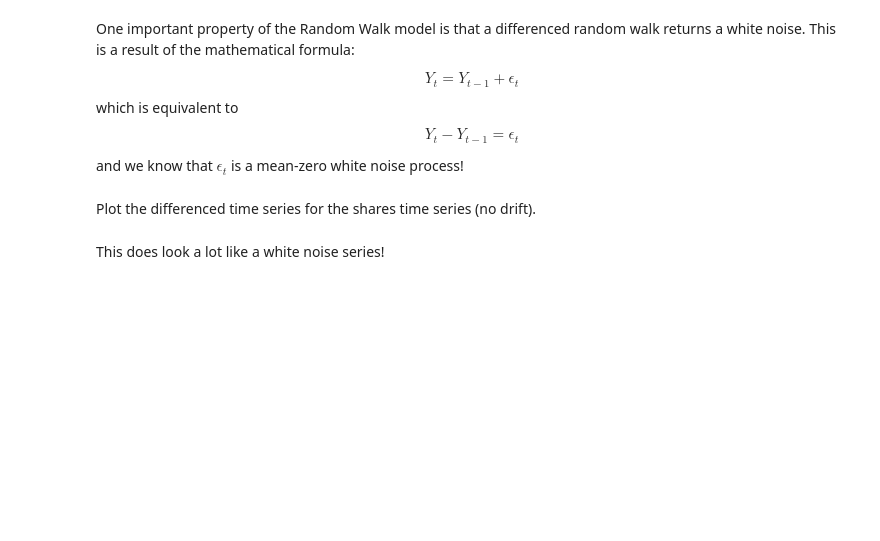
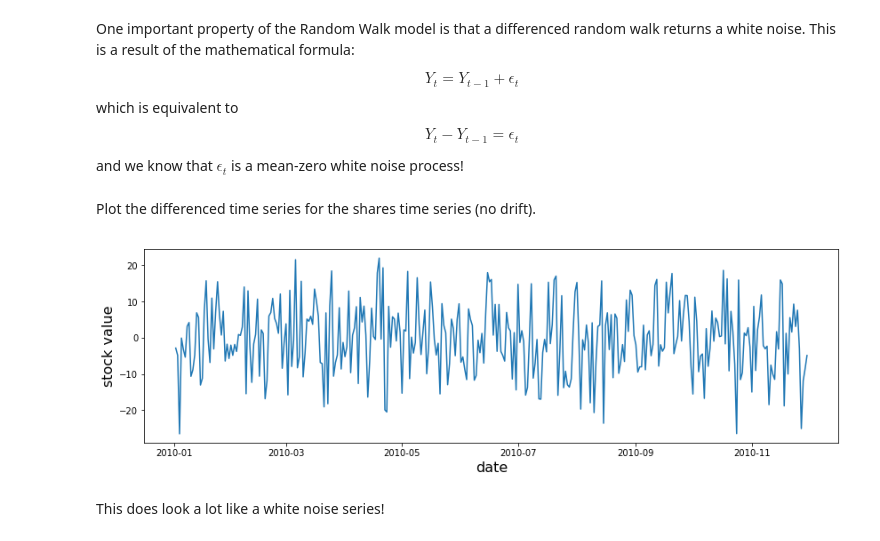
Before and after one commit to magnawhale/dsc-basic-time-series-models-lab-online-ds-ft-051319, a Jupyter notebook: index.ipynb, the cells around one changed output. Cells and saved outputs as stored; diff of their text form; code cells hidden in the pictures; blank space fills up the shorter version.

```diff
--- a/index.ipynb
+++ b/index.ipynb
@@ -192,3 +225,12 @@ Plot the differenced time series for the shares time series (no drift).
+# %%
+stock_diff = stock_series.diff(periods=1)
+
+plt.figure(figsize=(14,4))
+plt.plot(stock_diff)
+plt.xlabel('date', fontsize=16)
+plt.ylabel('stock value', fontsize=16);
+# %% [output]
+[figure, added]
 # %% [markdown]
 This does look a lot like a white noise series!
 # %% [markdown]
```
Also changed, not shown: parts of 15 cells of this notebook.
